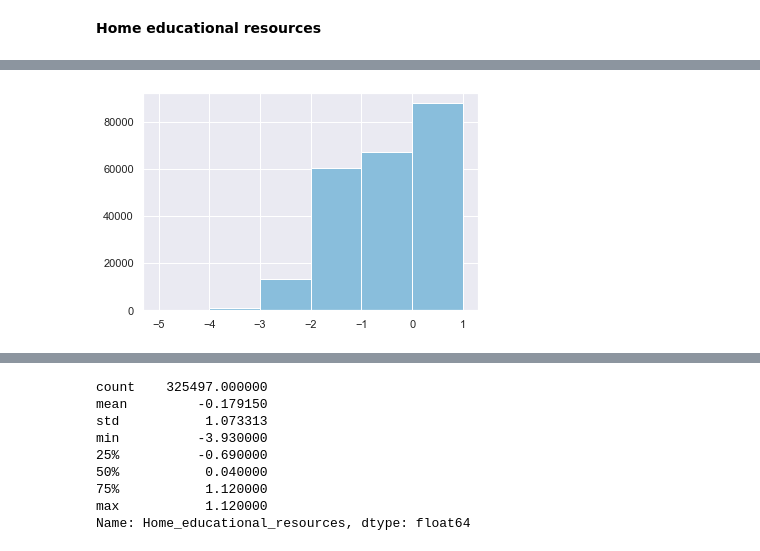
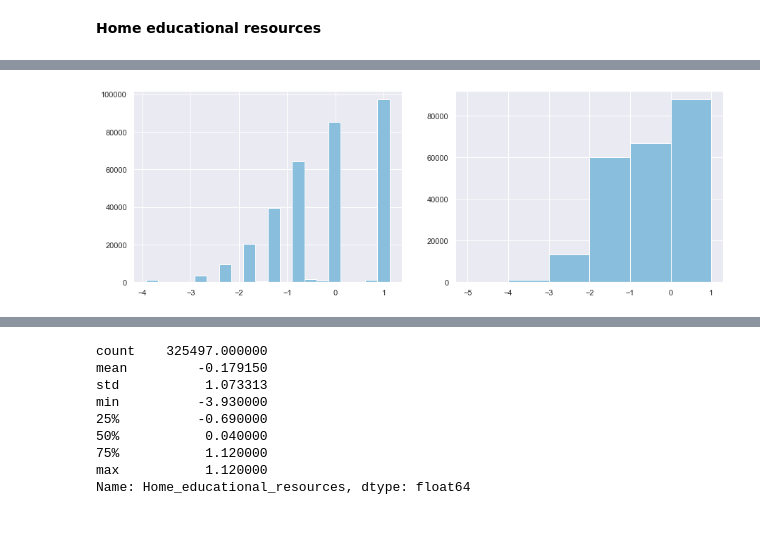
Before and after one commit to AndrejaCH/Exploratory_and_Explanatory_Visualizations, a Jupyter notebook: Data_Exploration.ipynb, the cells around one changed output, grey strips where cells are left out. Cells and saved outputs as stored; diff of their text form; code cells hidden in the pictures.

```diff
--- a/Data_Exploration.ipynb
+++ b/Data_Exploration.ipynb
@@ -711,7 +705,14 @@ plt.hist(data = df, x = 'Home_educational_resources', bins = 20, color = default
 # %%
+plt.figure(figsize= [15,5])
+
+# Histogram for Home_educational_resources
+plt.subplot(1, 2, 1)
+plt.hist(data = df, x = 'Home_educational_resources', bins = 20, color = default_color);
+
 # Adjust bin size for better visualizaion
+plt.subplot(1, 2, 2)
 bins = np.arange(-5, df['Home_educational_resources'].max()+0.05, 1)
 plt.hist(data = df, x = 'Home_educational_resources', bins = bins, color = default_color);
 plt.xticks(np.arange(-5, 2, 1));
 # %% [output]
-[figure, old version]
+[figure, new version]
```
Also changed, not shown: parts of 83 cells of this notebook.
